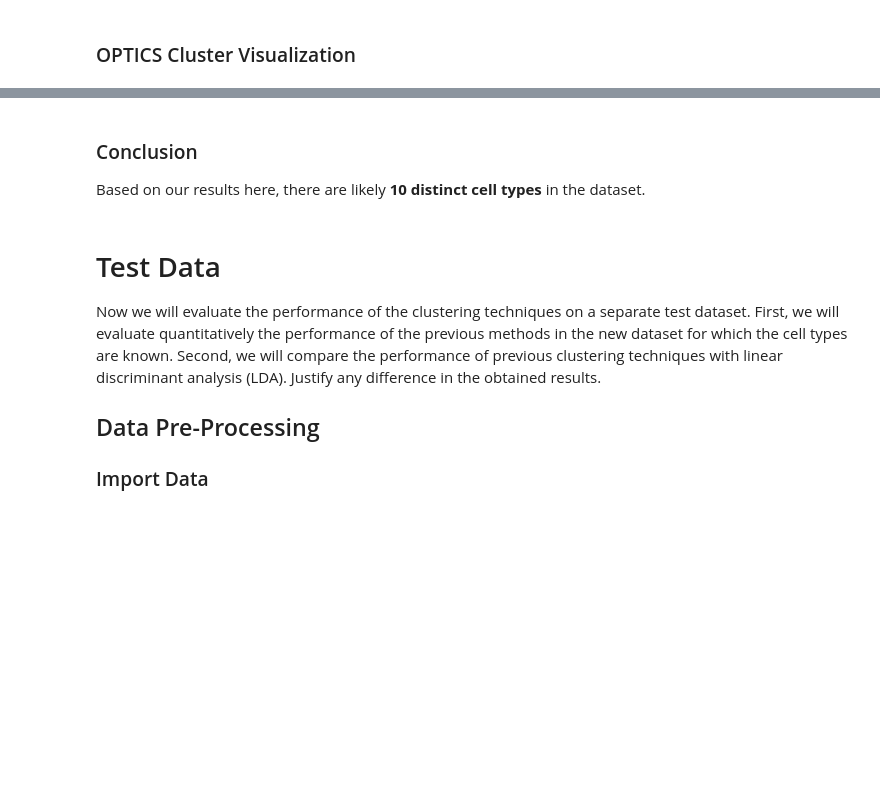
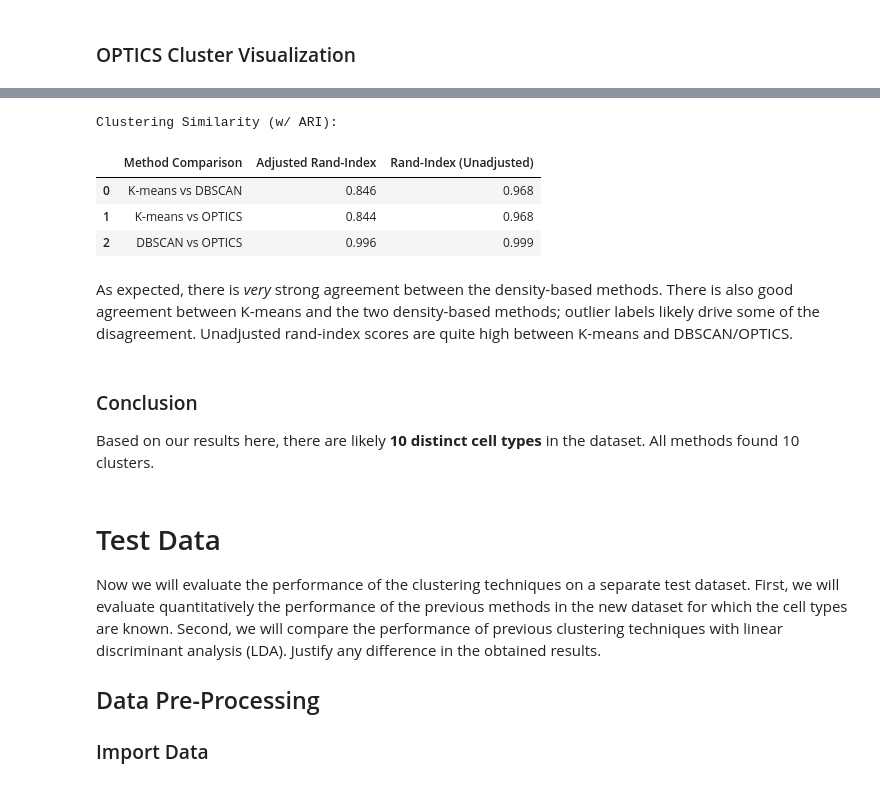
Before and after one commit to BrentonGraham/biomedical-ml-anschutz, a Jupyter notebook: 5. Clustering/Clustering.ipynb, the cells around one changed output, grey strips where cells are left out. Cells and saved outputs as stored; diff of their text form; code cells hidden in the pictures; blank space fills up the shorter version.

```diff
--- a/5. Clustering/Clustering.ipynb
+++ b/5. Clustering/Clustering.ipynb
@@ -317,6 +395,34 @@ print(round(ari_dbscan_optics, 3))
+# %%
+ari_scores = [
+    round(adjusted_rand_score(kmeans.labels_, dbscan.labels_), 3),
+    round(adjusted_rand_score(kmeans.labels_, optics.labels_), 3),
+    round(adjusted_rand_score(dbscan.labels_, optics.labels_), 3)
+]
+
+ri_scores = [
+    round(rand_score(kmeans.labels_, dbscan.labels_), 3),
+    round(rand_score(kmeans.labels_, optics.labels_), 3),
+    round(rand_score(dbscan.labels_, optics.labels_), 3)
+]
+
+# Display results as a table
+print('Clustering Similarity (w/ ARI):')
+pd.DataFrame({
+    'Method Comparison': ['K-means vs DBSCAN', 'K-means vs OPTICS', 'DBSCAN vs OPTICS'],
+    'Adjusted Rand-Index': ari_scores,
+    'Rand-Index (Unadjusted)': ri_scores
+})
+# %% [output]
+Clustering Similarity (w/ ARI):
+|  | Method Comparison | Adjusted Rand-Index | Rand-Index (Unadjusted) |
+| 0 | K-means vs DBSCAN | 0.846 | 0.968 |
+| 1 | K-means vs OPTICS | 0.844 | 0.968 |
+| 2 | DBSCAN vs OPTICS | 0.996 | 0.999 |
+# %% [markdown]
+As expected, there is *very* strong agreement between the density-based methods. There is also good agreement between K-means and the two density-based methods; outlier labels likely drive some of the disagreement. Unadjusted rand-index scores are quite high between K-means and DBSCAN/OPTICS.
 # %% [markdown]
 ### Conclusion
-Based on our results here, there are likely **10 distinct cell types** in the dataset.
+Based on our results here, there are likely **10 distinct cell types** in the dataset. All methods found 10 clusters.
 # %% [markdown]
 # Test Data
 Now we will evaluate the performance of the clustering techniques on a separate test dataset. First, we will evaluate quantitatively the performance of the previous methods in the new dataset for which the cell types are known. Second, we will compare the performance of previous clustering techniques with linear discriminant analysis (LDA). Justify any difference in the obtained results.
```
Also changed, not shown: parts of 36 cells of this notebook.
